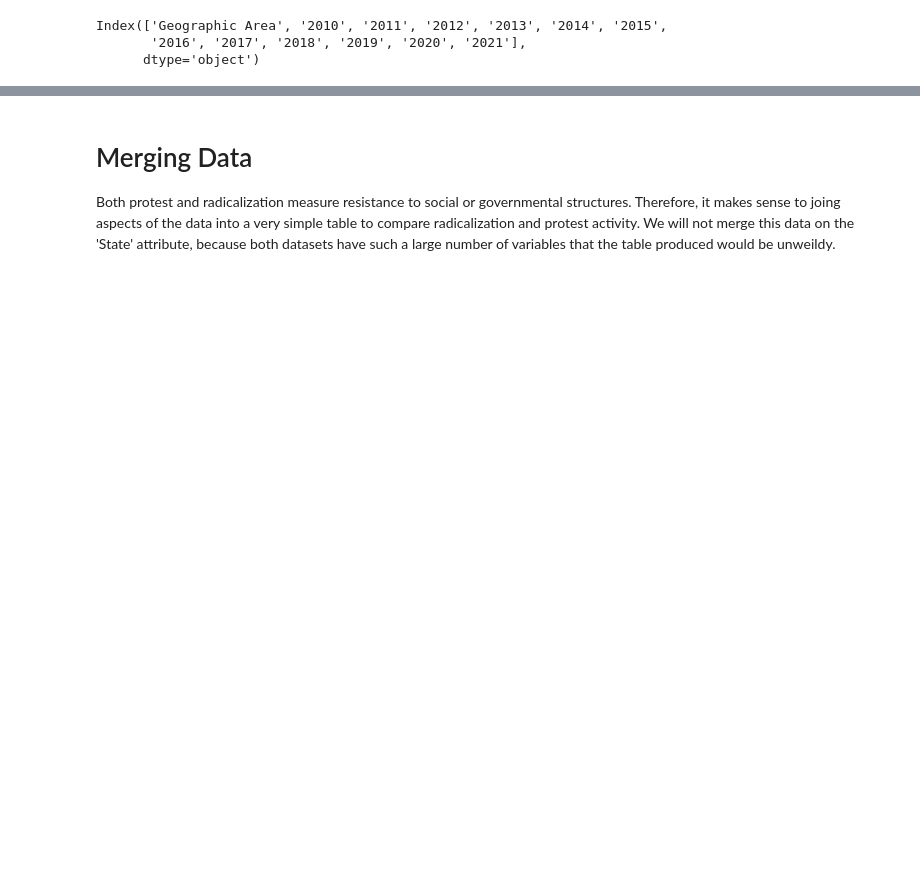
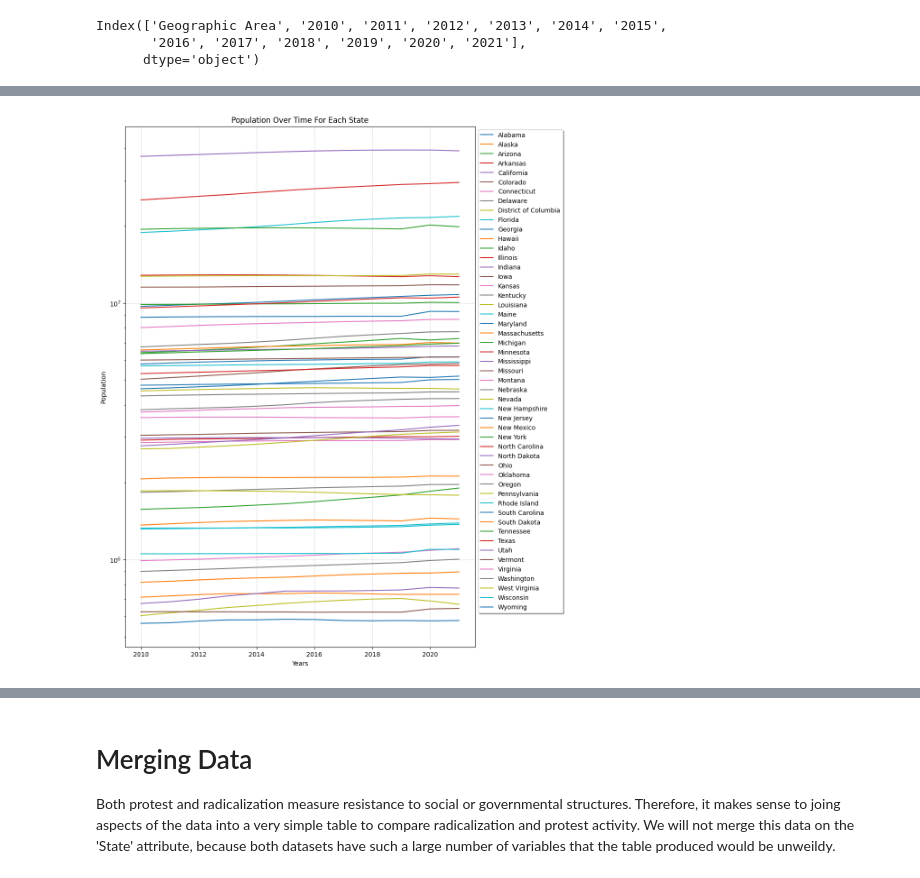
Before and after one commit to MadBeignet/MadBeignet.github.io, a Jupyter notebook: Political_Resistance_and_Participation_in_the_US.ipynb, the cells around one changed output, grey strips where cells are left out. Saved outputs shown, nothing was run; the diff lists cells and outputs as text; code cells hidden in the pictures; blank space fills up the shorter version.

```diff
--- a/Political_Resistance_and_Participation_in_the_US.ipynb
+++ b/Political_Resistance_and_Participation_in_the_US.ipynb
@@ -550,0 +435,14 @@ S_pop['Alabama'].plot(x='Year',y='Population',ax=)
+# %%
+import matplotlib.pyplot as plt
+# for key in S_pop.keys():
+#   S_pop[key].plot(x='Year',y='Population')
+# # S_pop.plot(x='Year',y='Population')
+total_population.set_index('Geographic Area').transpose().plot(figsize=(10,15))
+plt.yscale("log")
+plt.legend(bbox_to_anchor=(1., 1.0), fancybox=True, shadow=True, ncol=1)
+plt.xlabel("Years")
+plt.ylabel("Population")
+plt.title("Population Over Time For Each State")
+plt.grid(linestyle=':')
+# %% [output]
+[figure, added]
```
Also changed, not shown: parts of 19 cells of this notebook.
